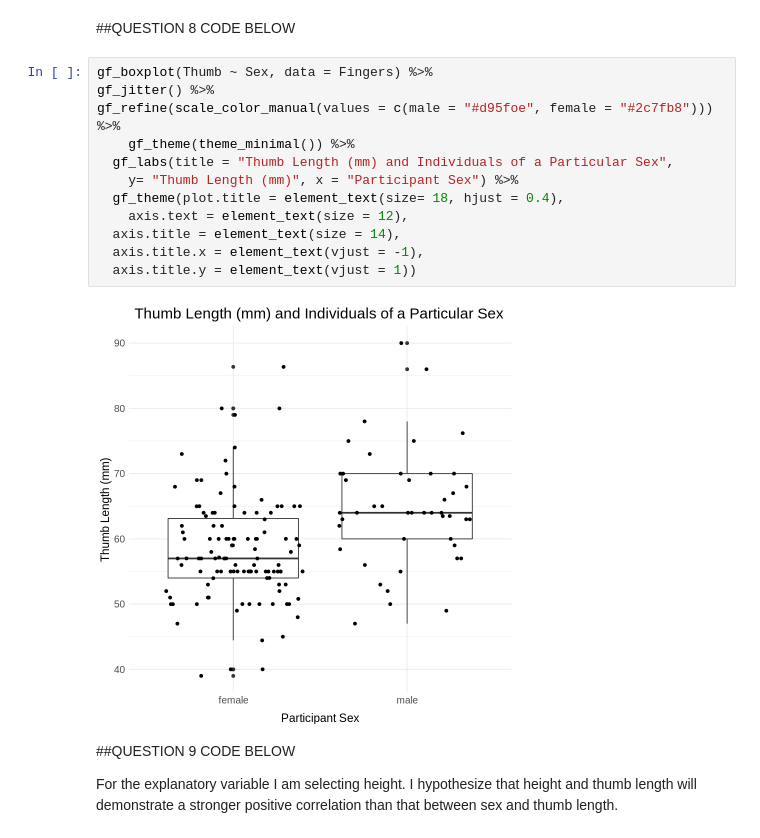
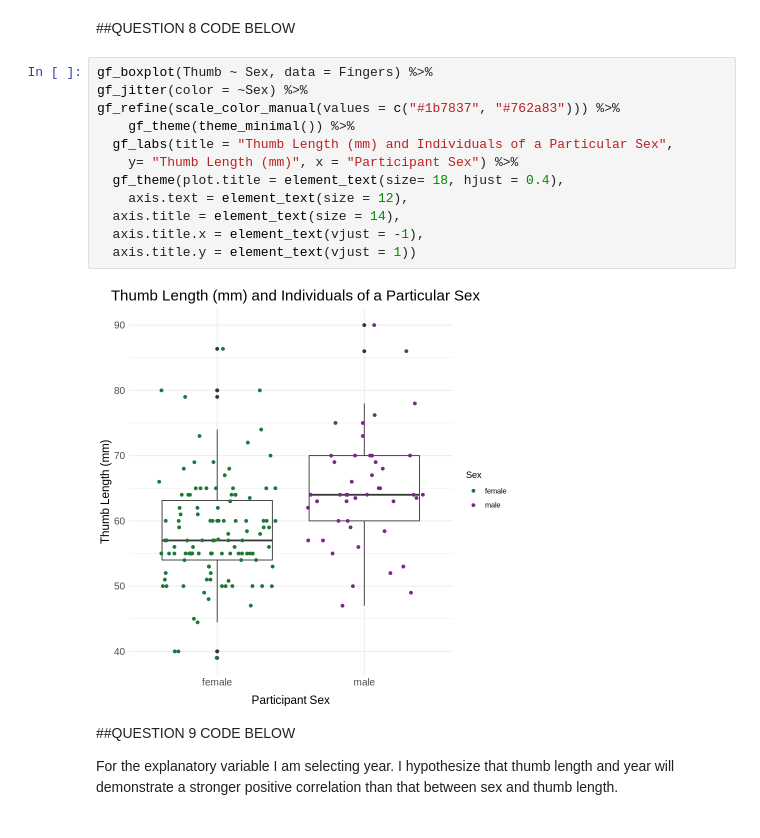
Before and after one commit to KyleSprague/DCS_210, a Jupyter notebook: Project_4.ipynb, the cells around one changed output. Saved outputs shown, nothing was run; the diff lists cells and outputs as text.

```diff
--- a/Project_4.ipynb
+++ b/Project_4.ipynb
@@ -188,19 +264,19 @@ gf_refine(scale_color_manual(values = c(male = "#d95foe", female = "#2c7fb8")))
 ##QUESTION 8 CODE BELOW
 # %%
 gf_boxplot(Thumb ~ Sex, data = Fingers) %>%
-gf_jitter() %>%
-gf_refine(scale_color_manual(values = c(male = "#d95foe", female = "#2c7fb8"))) %>%
+gf_jitter(color = ~Sex) %>%
+gf_refine(scale_color_manual(values = c("#1b7837", "#762a83"))) %>%
     gf_theme(theme_minimal()) %>%
   gf_labs(title = "Thumb Length (mm) and Individuals of a Particular Sex",
     y= "Thumb Length (mm)", x = "Participant Sex") %>%
   gf_theme(plot.title = element_text(size= 18, hjust = 0.4),
     axis.text = element_text(size = 12),
   axis.title = element_text(size = 14),
   axis.title.x = element_text(vjust = -1),
   axis.title.y = element_text(vjust = 1))
 # %% [output]
-[figure, old version]
+[figure, new version]
 # %% [markdown]
 ##QUESTION 9 CODE BELOW
 
-For the explanatory variable I am selecting height. I hypothesize that height and thumb length will demonstrate a stronger positive correlation than that between sex and thumb length.
+For the explanatory variable I am selecting year. I hypothesize that thumb length and year will demonstrate a stronger positive correlation than that between sex and thumb length.
```
Also changed, not shown: parts of 18 cells of this notebook.
